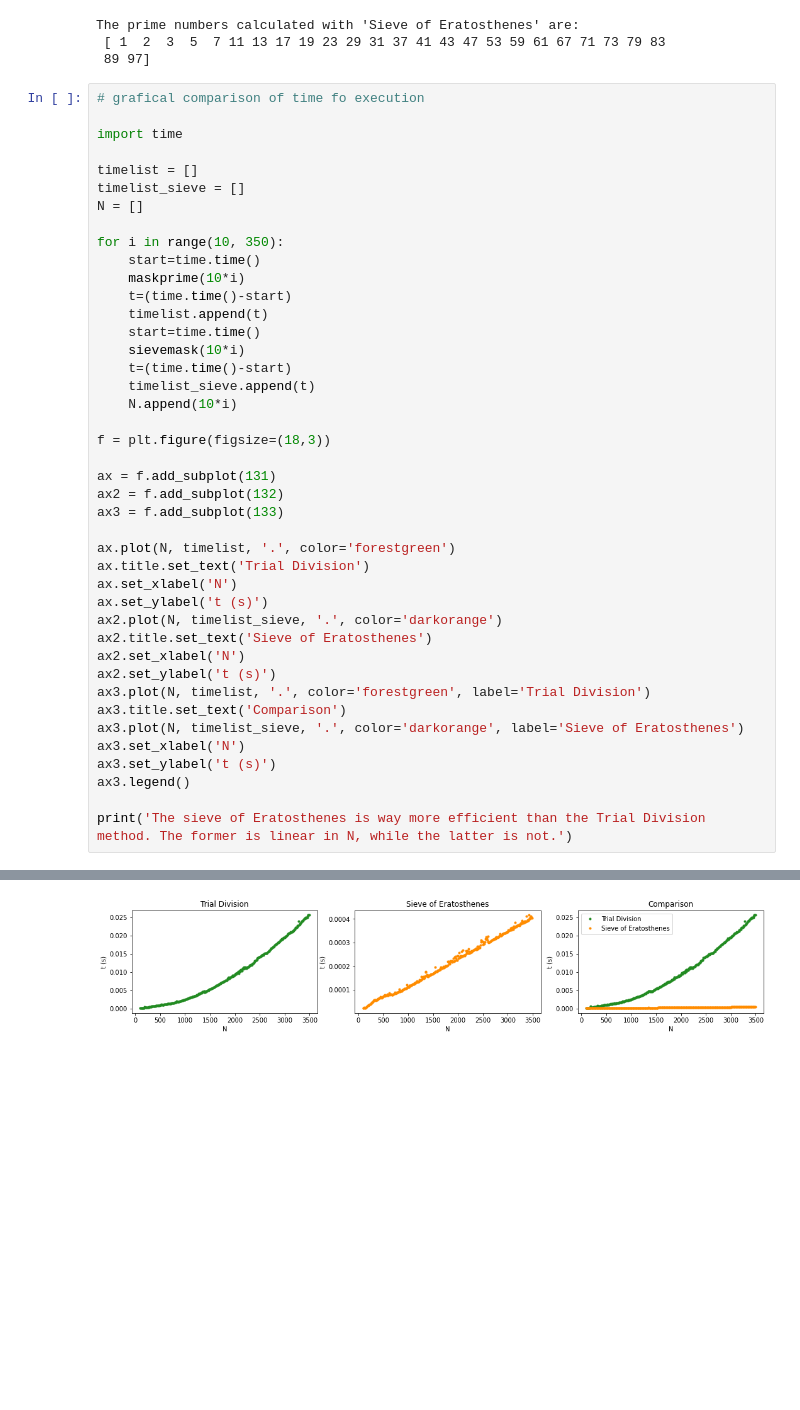
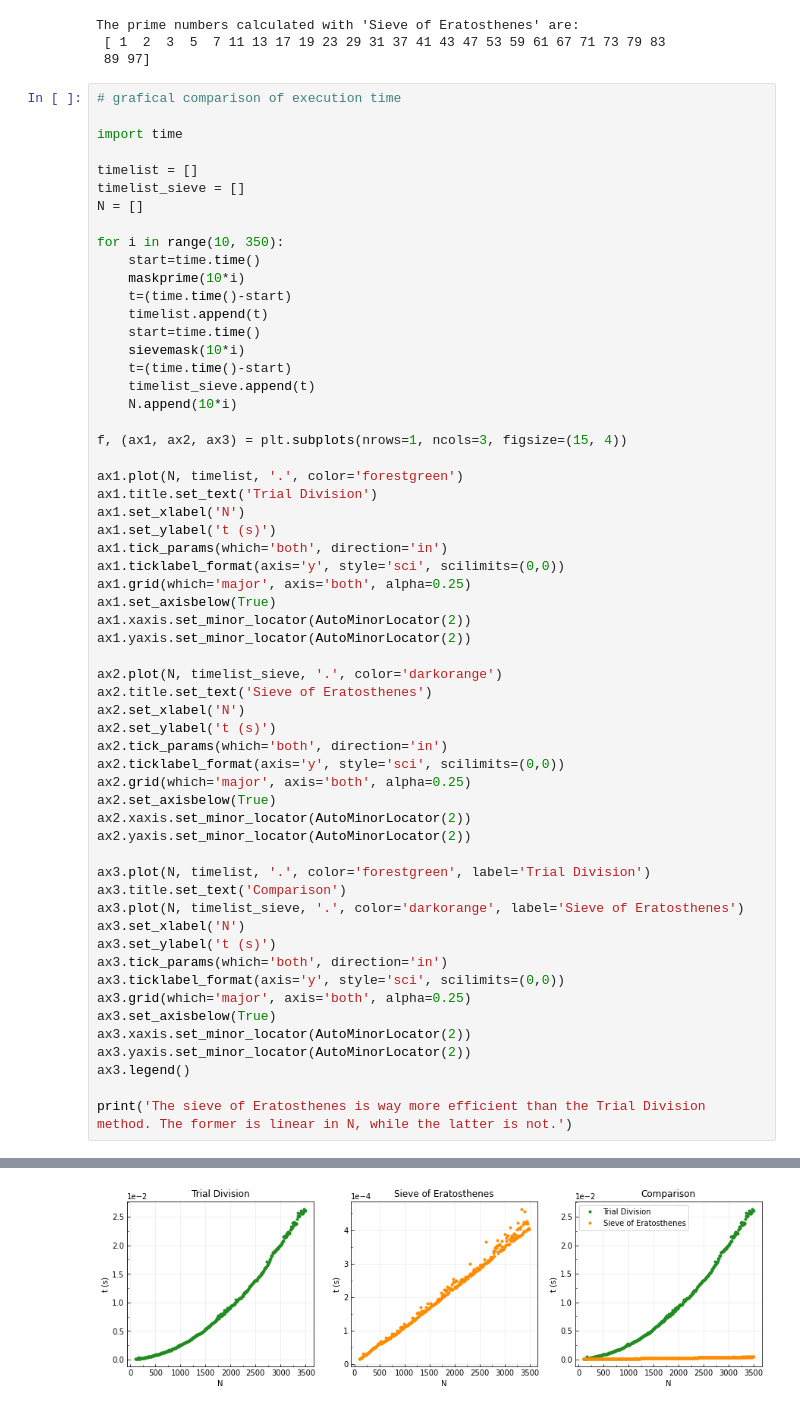
Before and after one commit to zucchett/HighLevelProgramming2021, a Jupyter notebook: 04ex_numpy.ipynb, the cells around one changed output, grey strips where cells are left out. Cells and saved outputs as stored; diff of their text form; blank space fills up the shorter version.

```diff
--- a/04ex_numpy.ipynb
+++ b/04ex_numpy.ipynb
@@ -263,7 +269,7 @@ The prime numbers calculated with 'Sieve of Eratosthenes' are:
  [ 1  2  3  5  7 11 13 17 19 23 29 31 37 41 43 47 53 59 61 67 71 73 79 83
  89 97]
 # %%
-# grafical comparison of time fo execution
+# grafical comparison of execution time
 
 import time
 
@@ -282,25 +288,41 @@ for i in range(10, 350):
     timelist_sieve.append(t)
     N.append(10*i)
 
-f = plt.figure(figsize=(18,3))
+f, (ax1, ax2, ax3) = plt.subplots(nrows=1, ncols=3, figsize=(15, 4))
 
-ax = f.add_subplot(131)
-ax2 = f.add_subplot(132)
-ax3 = f.add_subplot(133)
+ax1.plot(N, timelist, '.', color='forestgreen')
+ax1.title.set_text('Trial Division')
+ax1.set_xlabel('N')
+ax1.set_ylabel('t (s)')
+ax1.tick_params(which='both', direction='in')
+ax1.ticklabel_format(axis='y', style='sci', scilimits=(0,0))
+ax1.grid(which='major', axis='both', alpha=0.25)
+ax1.set_axisbelow(True)
+ax1.xaxis.set_minor_locator(AutoMinorLocator(2))
+ax1.yaxis.set_minor_locator(AutoMinorLocator(2))
 
-ax.plot(N, timelist, '.', color='forestgreen')
-ax.title.set_text('Trial Division')
-ax.set_xlabel('N')
-ax.set_ylabel('t (s)')
 ax2.plot(N, timelist_sieve, '.', color='darkorange')
 ax2.title.set_text('Sieve of Eratosthenes')
 ax2.set_xlabel('N')
 ax2.set_ylabel('t (s)')
+ax2.tick_params(which='both', direction='in')
+ax2.ticklabel_format(axis='y', style='sci', scilimits=(0,0))
+ax2.grid(which='major', axis='both', alpha=0.25)
+ax2.set_axisbelow(True)
+ax2.xaxis.set_minor_locator(AutoMinorLocator(2))
+ax2.yaxis.set_minor_locator(AutoMinorLocator(2))
+
 ax3.plot(N, timelist, '.', color='forestgreen', label='Trial Division')
 ax3.title.set_text('Comparison')
 ax3.plot(N, timelist_sieve, '.', color='darkorange', label='Sieve of Eratosthenes')
 ax3.set_xlabel('N')
 ax3.set_ylabel('t (s)')
+ax3.tick_params(which='both', direction='in')
+ax3.ticklabel_format(axis='y', style='sci', scilimits=(0,0))
+ax3.grid(which='major', axis='both', alpha=0.25)
+ax3.set_axisbelow(True)
+ax3.xaxis.set_minor_locator(AutoMinorLocator(2))
+ax3.yaxis.set_minor_locator(AutoMinorLocator(2))
 ax3.legend()
 
 print('The sieve of Eratosthenes is way more efficient than the Trial Division method. The former is linear in N, while the latter is not.')
@@ -309 +331 @@ The Sieve of Eratosthenes is way more efficient than the Trial Division one. The
-[figure, old version]
+[figure, new version]
```
Also changed, not shown: parts of 3 cells of this notebook, 3 other files.
